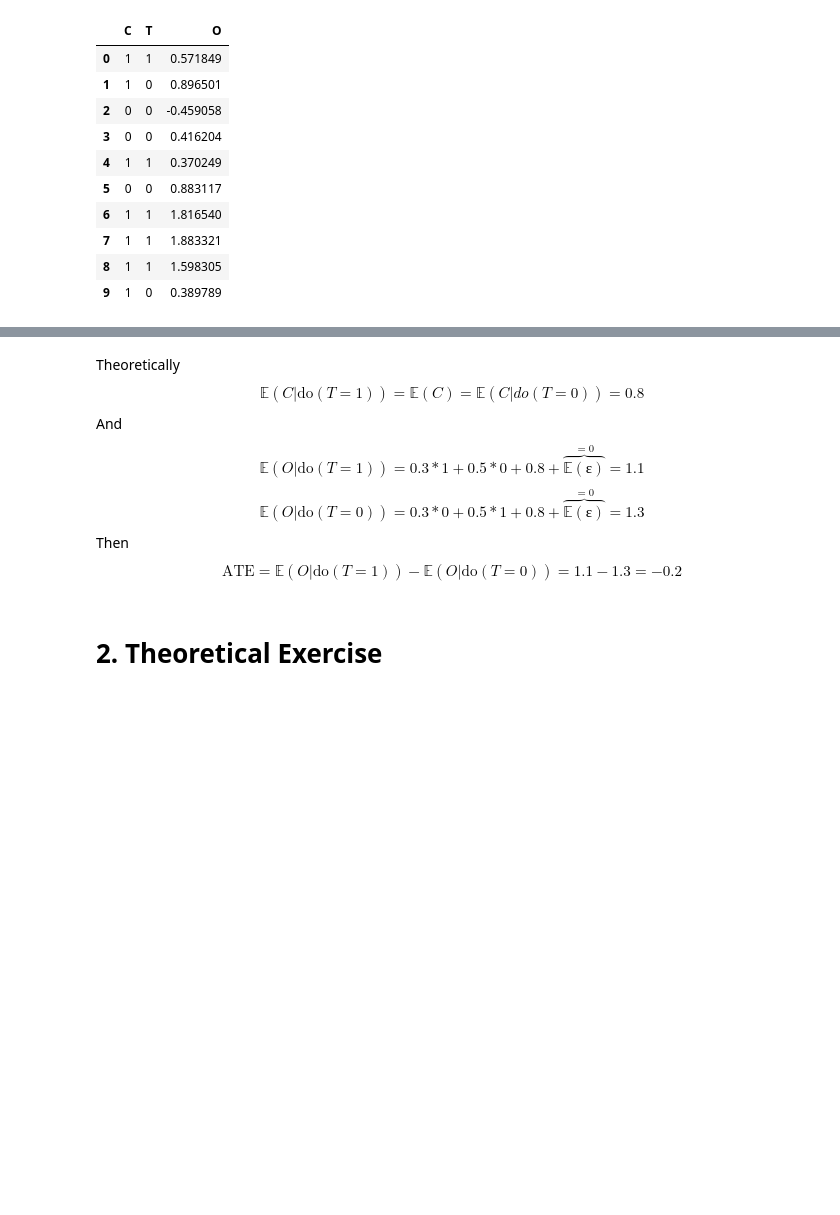
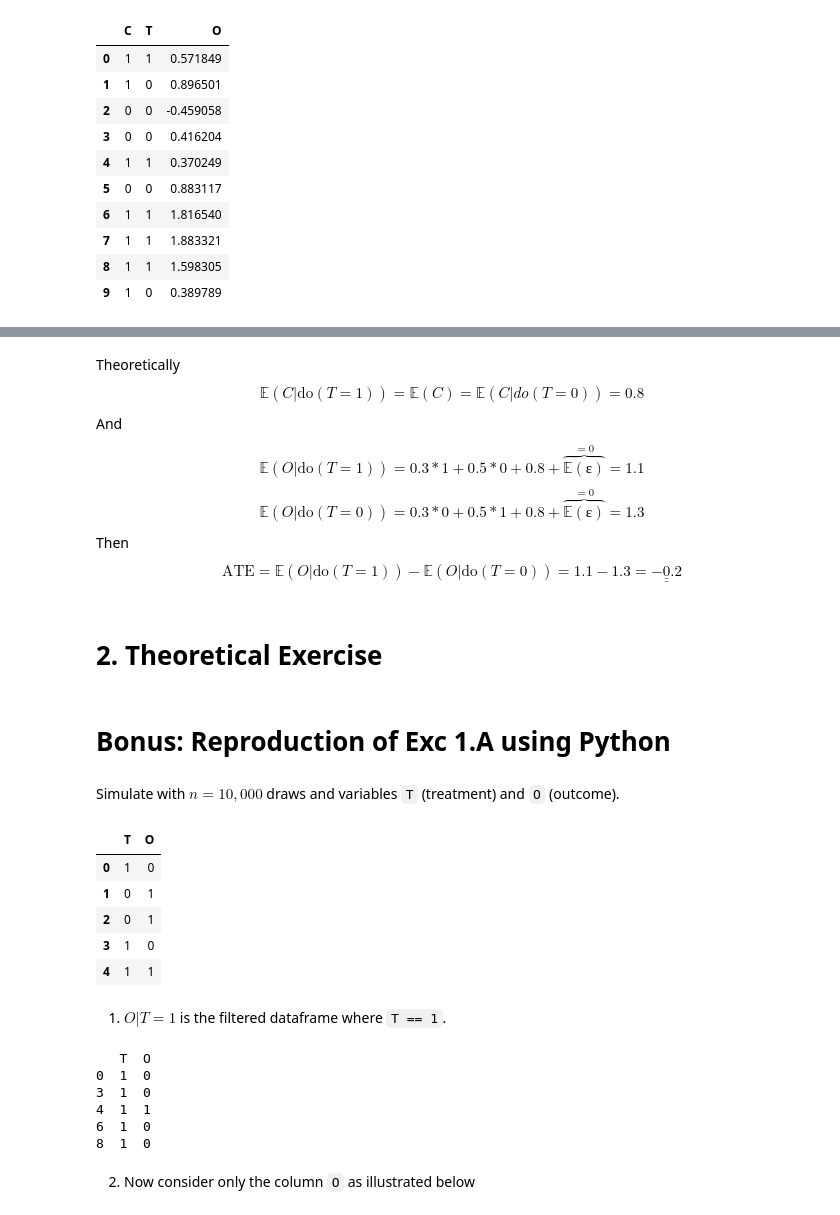
Before and after one commit to MathiasSchindlerCPH/BSE-T2-ML-and-Causal-Inf-repo, a Jupyter notebook: PSET1_CI_and_ML.ipynb, the cells around one changed output, grey strips where cells are left out. Saved outputs shown, nothing was run; the diff lists cells and outputs as text; code cells hidden in the pictures; blank space fills up the shorter version.

```diff
--- a/PSET1_CI_and_ML.ipynb
+++ b/PSET1_CI_and_ML.ipynb
@@ -234,6 +220,10 @@ And
 $$\mathbb{E}(O\vert \mathrm{do}(T = 1)) = 0.3*1+0.5*0+0.8+\overbrace{\mathbb{E}(ɛ)}^{=0}= 1.1$$
 $$\mathbb{E}(O\vert \mathrm{do}(T = 0)) = 0.3*0+0.5*1+0.8+\overbrace{\mathbb{E}(ɛ)}^{=0}= 1.3$$
 Then
-$$\mathrm{ATE} = \mathbb{E}(O\vert \mathrm{do}(T = 1)) - \mathbb{E}(O\vert \mathrm{do}(T = 0)) = 1.1-1.3 = -0.2$$
+$$\mathrm{ATE} = \mathbb{E}(O\vert \mathrm{do}(T = 1)) - \mathbb{E}(O\vert \mathrm{do}(T = 0)) = 1.1-1.3 = \underline{\underline{-0.2}}$$
 # %% [markdown]
 # 2. Theoretical Exercise
+# %% [markdown]
+# Bonus: Reproduction of Exc 1.A using Python
+# %% [markdown]
+Simulate with $n=10,000$ draws and variables `T` (treatment) and `O` (outcome).
@@ -239,0 +234,24 @@ $$\mathrm{ATE} = \mathbb{E}(O\vert \mathrm{do}(T = 1)) - \mathbb{E}(O\vert \math
+# %%
+# Put into dataframe to ease slicing/conditioning
+df1a = pd.DataFrame({'T': T, 'O': O})
+df1a.head()
+# %% [output]
+|  | T | O |
+| 0 | 1 | 0 |
+| 1 | 0 | 1 |
+| 2 | 0 | 1 |
+| 3 | 1 | 0 |
+| 4 | 1 | 1 |
+# %% [markdown]
+1) $O\vert T = 1$ is the filtered dataframe where `T == 1`.
+# %%
+print(df1a[df1a['T'] == 1].head() )
+# %% [output]
+   T  O
+0  1  0
+3  1  0
+4  1  1
+6  1  0
+8  1  0
+# %% [markdown]
+2) Now consider only the column `O` as illustrated below
```
Also changed, not shown: parts of 30 cells of this notebook.
